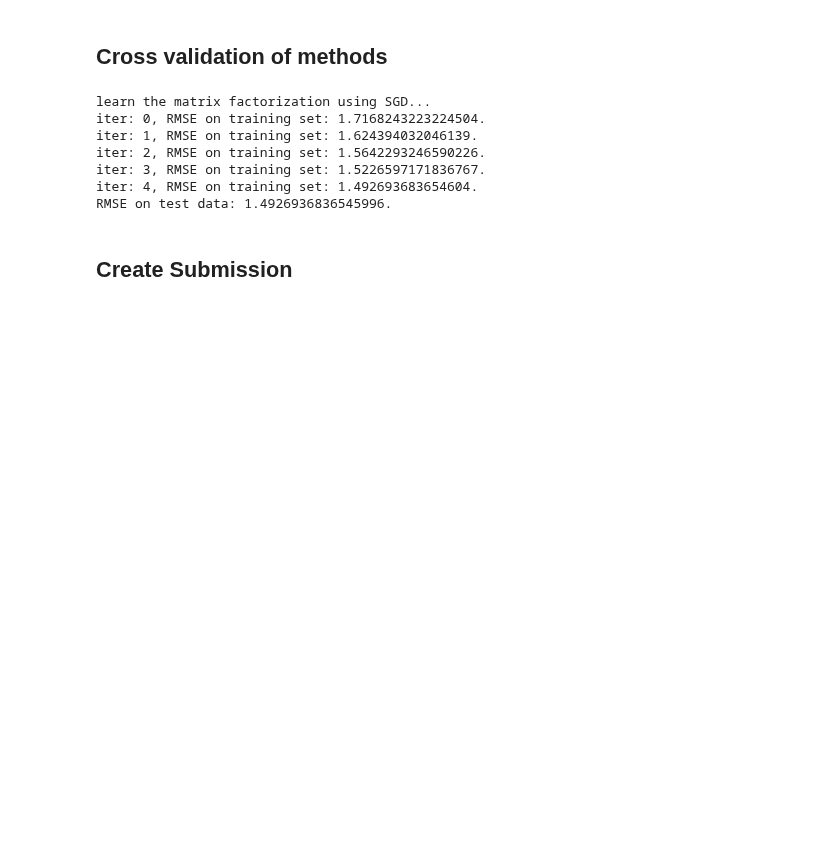
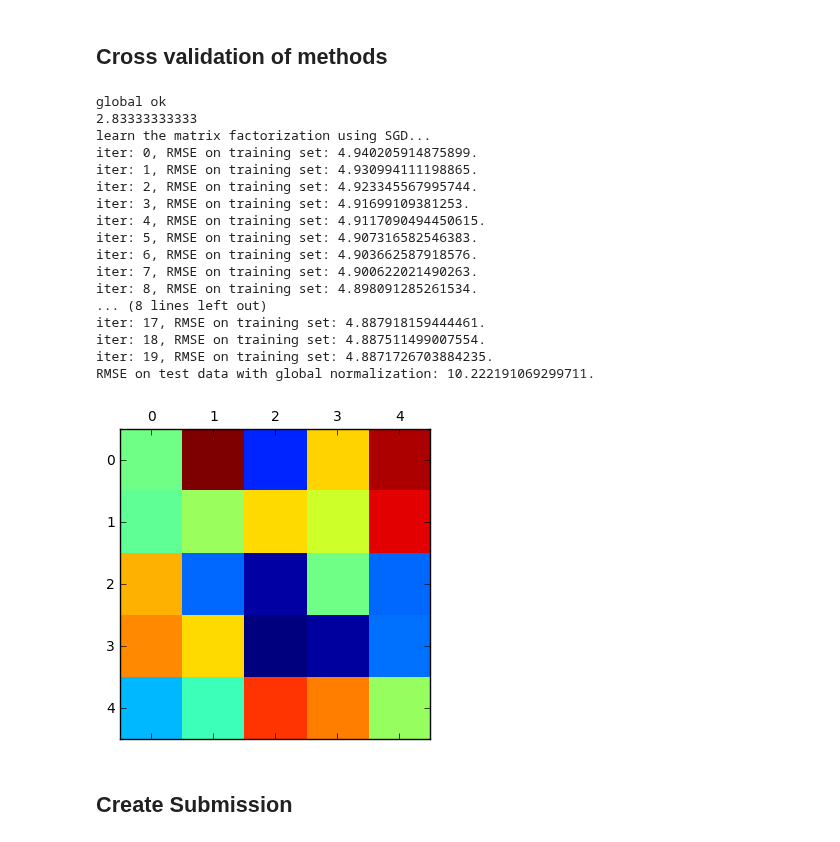
Before and after one commit to MLortki/Machine_Learning_Recommender_Systems, a Jupyter notebook: src/main_kiki.ipynb, the cells around one changed output. Cells and saved outputs as stored; diff of their text form; code cells hidden in the pictures; blank space fills up the shorter version.

```diff
--- a/src/main_kiki.ipynb
+++ b/src/main_kiki.ipynb
@@ -66,25 +126,43 @@ print(baseline_combined(train, test))
 # %%
 from optimization_sgd import matrix_factorization_sgd, compute_error
 
-gamma = 0.0002 #0.0002 with K=20 worked well
+gamma = 0.0001 #0.0002 with K=20 worked well
 num_features = 20 # K in the lecture notes
 lambda_user = 0.1
 lambda_item = 0.7
-num_epochs = 5 # number of full passes through the train set
-user_features_train, item_features_train = matrix_factorization_sgd(test, gamma, num_features, \
-                                                                    lambda_user, lambda_item, num_epochs)
-nz_row, nz_col = test.nonzero()
-nz_test = list(zip(nz_row, nz_col))
-rmse = compute_error(test, user_features_train, item_features_train, nz_test)
-print("RMSE on test data: {}.".format(rmse))
+num_epochs = 20 # number of full passes through the train set
+
+# Noramlize data before doing tests.
+methods=['global']
+for m in methods:
+    train_normalized, train_mean = get_normalized_matrix(train.copy(),m)
+    user_features_train, item_features_train = matrix_factorization_sgd(train_normalized, gamma, num_features, \
+                                                                            lambda_user, lambda_item, num_epochs)
+    nz_row, nz_col = test.nonzero()
+    nz_test = list(zip(nz_row, nz_col))
+    train_prediction = np.dot(item_features_train.T, user_features_train) + train_mean
+    plt.matshow(train_prediction)
+    rmse = compute_error2(test, train_prediction, nz_test)
+    print("RMSE on test data with {} normalization: {}.".format(m, rmse))
 # %% [output]
+global ok
+2.83333333333
 learn the matrix factorization using SGD...
-iter: 0, RMSE on training set: 1.7168243223224504.
-iter: 1, RMSE on training set: 1.624394032046139.
-iter: 2, RMSE on training set: 1.5642293246590226.
-iter: 3, RMSE on training set: 1.5226597171836767.
-iter: 4, RMSE on training set: 1.492693683654604.
-RMSE on test data: 1.4926936836545996.
+iter: 0, RMSE on training set: 4.940205914875899.
+iter: 1, RMSE on training set: 4.930994111198865.
+iter: 2, RMSE on training set: 4.923345567995744.
+iter: 3, RMSE on training set: 4.91699109381253.
+iter: 4, RMSE on training set: 4.9117090494450615.
+iter: 5, RMSE on training set: 4.907316582546383.
+iter: 6, RMSE on training set: 4.903662587918576.
+iter: 7, RMSE on training set: 4.900622021490263.
+iter: 8, RMSE on training set: 4.898091285261534.
+... (8 lines left out)
+iter: 17, RMSE on training set: 4.887918159444461.
+iter: 18, RMSE on training set: 4.887511499007554.
+iter: 19, RMSE on training set: 4.8871726703884235.
+RMSE on test data with global normalization: 10.222191069299711.
+[figure, added]
 # %%
 from optimization_sgd import matrix_factorization_bsgd, compute_error
 # %% [markdown]
```
Also changed, not shown: parts of 5 cells of this notebook, 12 other files.
